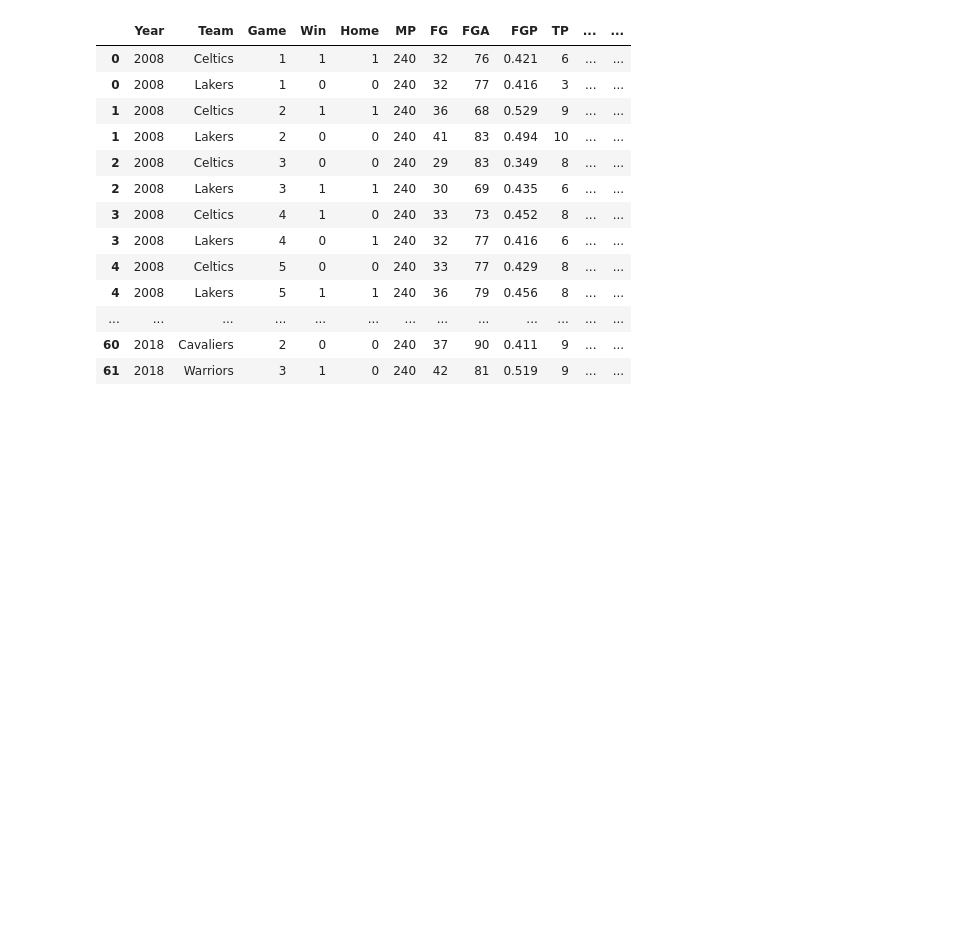
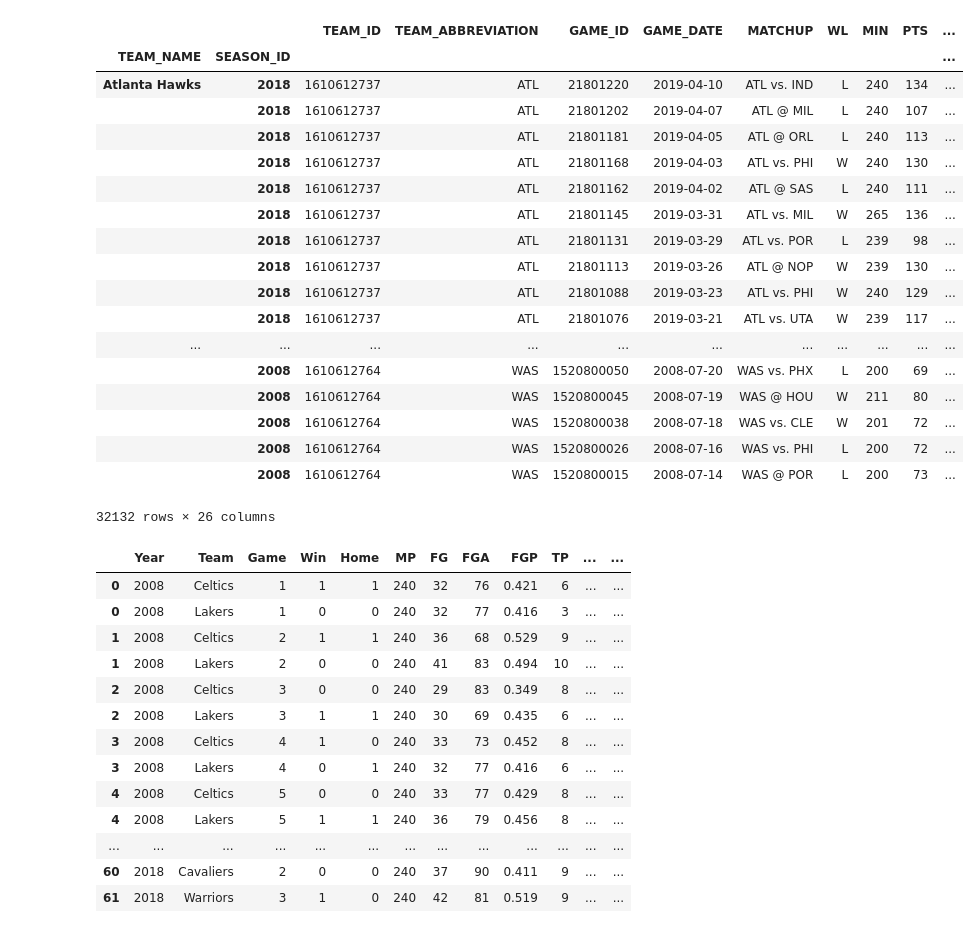
Before and after one commit to Alyrei/project-1, a Jupyter notebook: DataCleanup.ipynb, the cells around one changed output. Cells and saved outputs as stored; diff of their text form; code cells hidden in the pictures; blank space fills up the shorter version.

Commit message:
Formatted data frame

```diff
--- a/DataCleanup.ipynb
+++ b/DataCleanup.ipynb
@@ -56,3 +32,43 @@ season_data
+# %%
+season_data = concatenated_df
+season_data = season_data.set_index(["TEAM_NAME"]+["SEASON_ID"])
+season_data.sort_values(by=["TEAM_NAME","SEASON_ID"])
+season_group = season_data.groupby(["TEAM_NAME","SEASON_ID"]).agg({"PTS":"mean","FGM":"mean","FGA":"mean",
+                                                                   "FG_PCT":"mean","FG3M":"mean","FG3A":"mean",
+                                                                   "FG3_PCT":"mean","FTM":"mean","FTA":"mean",
+                                                                   "FT_PCT":"mean","OREB":"mean","DREB":"mean",
+                                                                   "REB":"mean","AST":"mean","STL":"mean",
+                                                                   "BLK":"mean","TOV":"mean","PF":"mean",
+                                                                   "PLUS_MINUS":"count"})
+season_group_df = season_group.style.format({
+    'PTS':'{:,.2f}'.format,'FGM':'{:,.2f}'.format,'FGA':'{:,.2f}'.format,
+    'FG_PCT':'{:,.2%}'.format,'FG3M':'{:,.2f}'.format,'FG3A':'{:,.2f}'.format,
+    'FG3_PCT':'{:,.2%}'.format,'FTM':'{:,.2f}'.format,'FTA':'{:,.2f}'.format,
+    'FT_PCT':'{:,.2%}'.format,'OREB':'{:,.2f}'.format,'DREB':'{:,.2f}'.format,
+    'REB':'{:,.2f}'.format,'AST':'{:,.2f}'.format,'STL':'{:,.2f}'.format,
+    'BLK':'{:,.2f}'.format,'TOV':'{:,.2f}'.format,
+})
+season_data
+# %% [output]
+|  |  | TEAM_ID | TEAM_ABBREVIATION | GAME_ID | GAME_DATE | MATCHUP | WL | MIN | PTS | ... |
+| TEAM_NAME | SEASON_ID |  |  |  |  |  |  |  |  | ... |
+| Atlanta Hawks | 2018 | 1610612737 | ATL | 21801220 | 2019-04-10 | ATL vs. IND | L | 240 | 134 | ... |
+|  | 2018 | 1610612737 | ATL | 21801202 | 2019-04-07 | ATL @ MIL | L | 240 | 107 | ... |
+|  | 2018 | 1610612737 | ATL | 21801181 | 2019-04-05 | ATL @ ORL | L | 240 | 113 | ... |
+|  | 2018 | 1610612737 | ATL | 21801168 | 2019-04-03 | ATL vs. PHI | W | 240 | 130 | ... |
+|  | 2018 | 1610612737 | ATL | 21801162 | 2019-04-02 | ATL @ SAS | L | 240 | 111 | ... |
+|  | 2018 | 1610612737 | ATL | 21801145 | 2019-03-31 | ATL vs. MIL | W | 265 | 136 | ... |
+|  | 2018 | 1610612737 | ATL | 21801131 | 2019-03-29 | ATL vs. POR | L | 239 | 98 | ... |
+|  | 2018 | 1610612737 | ATL | 21801113 | 2019-03-26 | ATL @ NOP | W | 239 | 130 | ... |
+|  | 2018 | 1610612737 | ATL | 21801088 | 2019-03-23 | ATL vs. PHI | W | 240 | 129 | ... |
+|  | 2018 | 1610612737 | ATL | 21801076 | 2019-03-21 | ATL vs. UTA | W | 239 | 117 | ... |
+| ... | ... | ... | ... | ... | ... | ... | ... | ... | ... | ... |
+|  | 2008 | 1610612764 | WAS | 1520800050 | 2008-07-20 | WAS vs. PHX | L | 200 | 69 | ... |
+|  | 2008 | 1610612764 | WAS | 1520800045 | 2008-07-19 | WAS @ HOU | W | 211 | 80 | ... |
+|  | 2008 | 1610612764 | WAS | 1520800038 | 2008-07-18 | WAS vs. CLE | W | 201 | 72 | ... |
+|  | 2008 | 1610612764 | WAS | 1520800026 | 2008-07-16 | WAS vs. PHI | L | 200 | 72 | ... |
+|  | 2008 | 1610612764 | WAS | 1520800015 | 2008-07-14 | WAS @ POR | L | 200 | 73 | ... |
+32132 rows × 26 columns
 # %%
 concatenated_two
 # %% [output]
```
Also changed, not shown: parts of 1 cell of this notebook.
